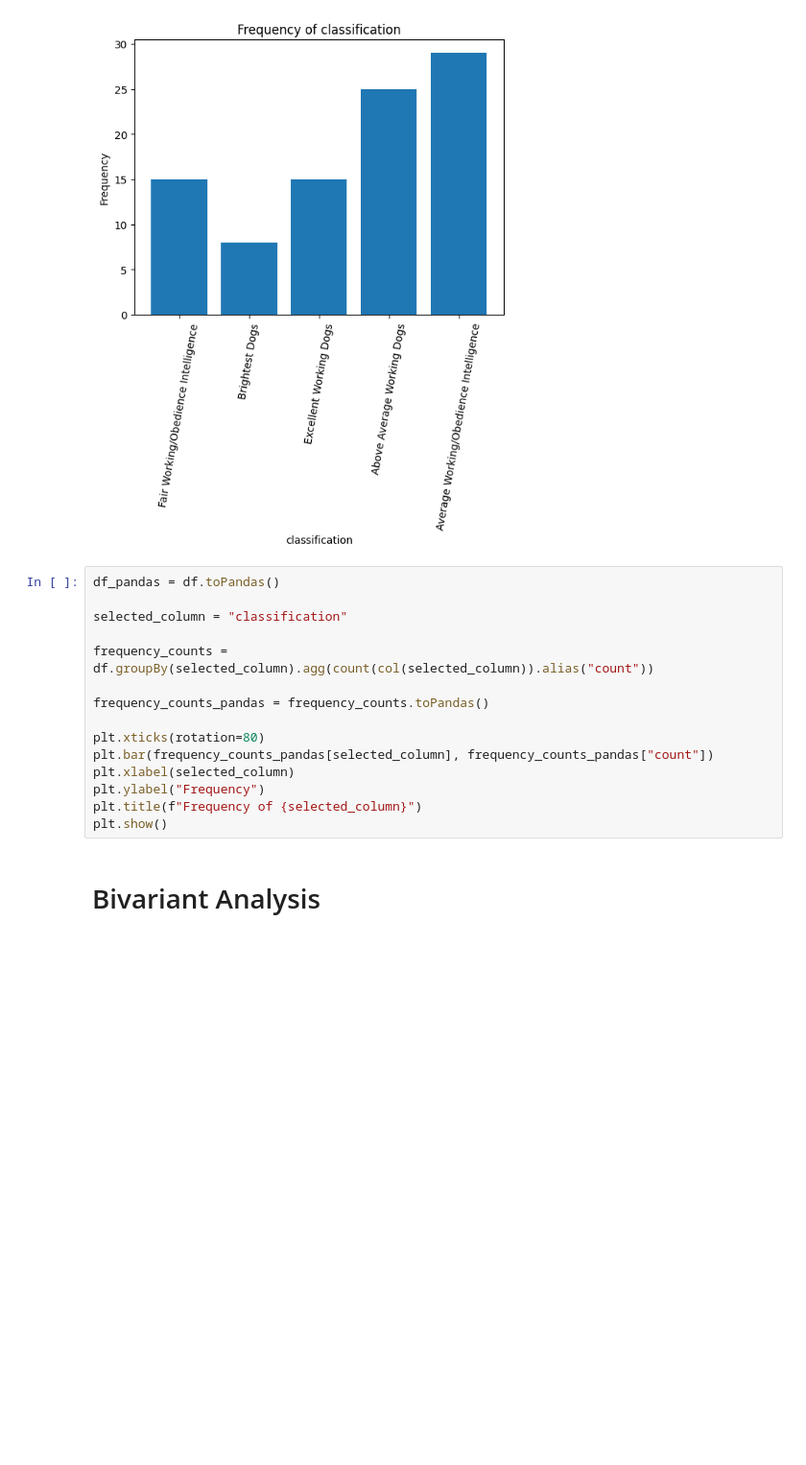
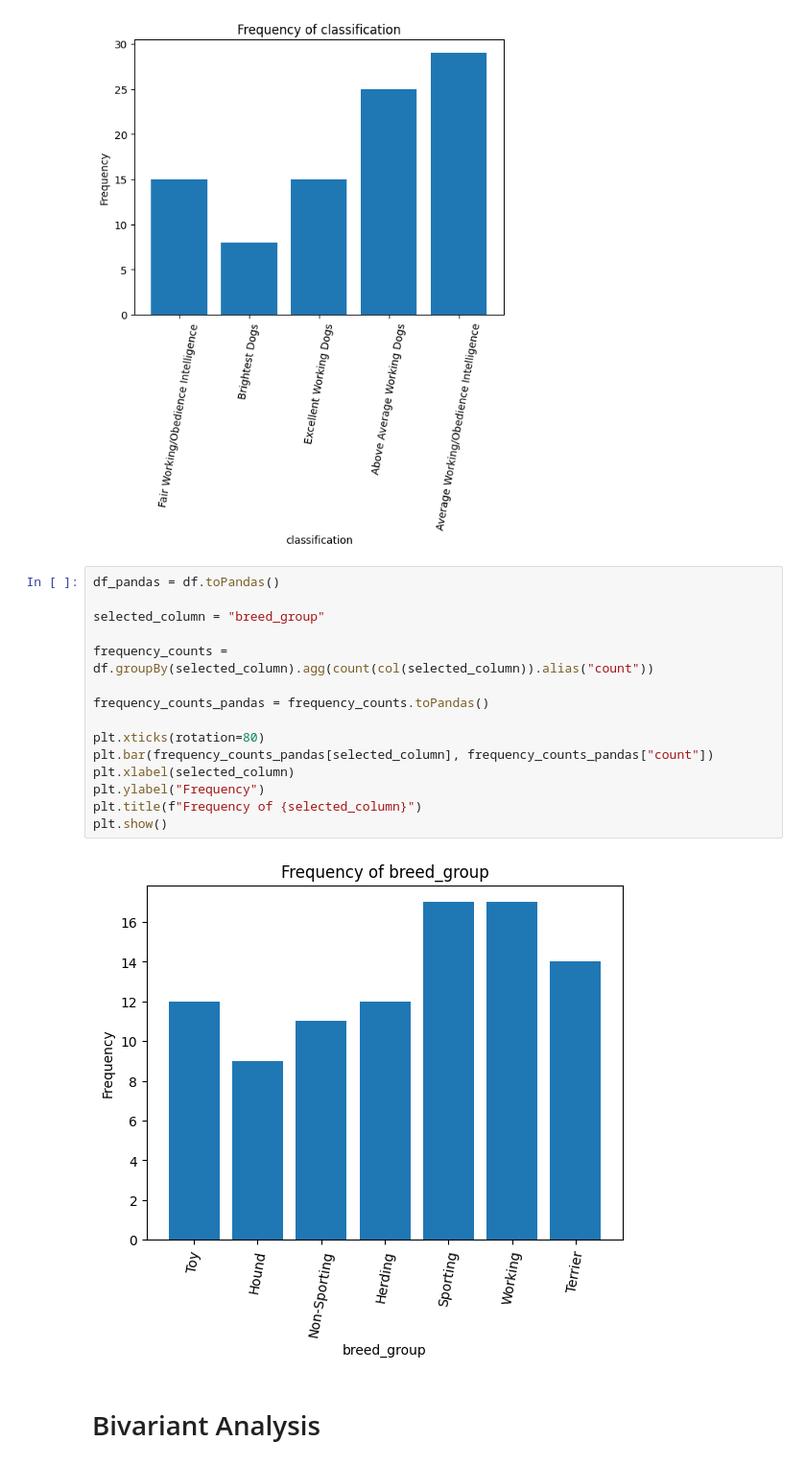
Before and after one commit to SeaSky2508/BDA-P1, a Jupyter notebook: code/data_quality_pipeline/data_visualization.ipynb, the cells around one changed output. Shown at 96% size. Saved outputs shown, nothing was run; the diff lists cells and outputs as text; blank space fills up the shorter version.

```diff
--- a/code/data_quality_pipeline/data_visualization.ipynb
+++ b/code/data_quality_pipeline/data_visualization.ipynb
@@ -226,17 +265,19 @@ plt.show()
 # %%
 df_pandas = df.toPandas()
 
-selected_column = "classification"
+selected_column = "breed_group"
 
 frequency_counts = df.groupBy(selected_column).agg(count(col(selected_column)).alias("count"))
 
 frequency_counts_pandas = frequency_counts.toPandas()
 
 plt.xticks(rotation=80)
 plt.bar(frequency_counts_pandas[selected_column], frequency_counts_pandas["count"])
 plt.xlabel(selected_column)
 plt.ylabel("Frequency")
 plt.title(f"Frequency of {selected_column}")
 plt.show()
+# %% [output]
+[figure, added]
 # %% [markdown]
 # Bivariant Analysis
```
Also changed, not shown: parts of 11 cells of this notebook, 2 other files.
